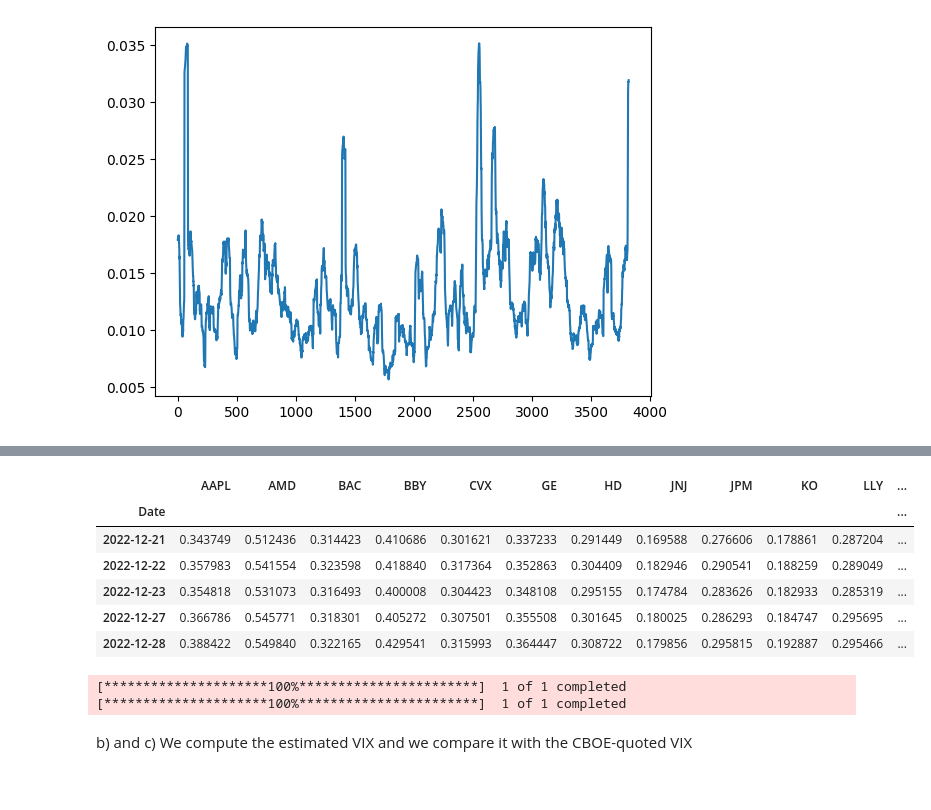
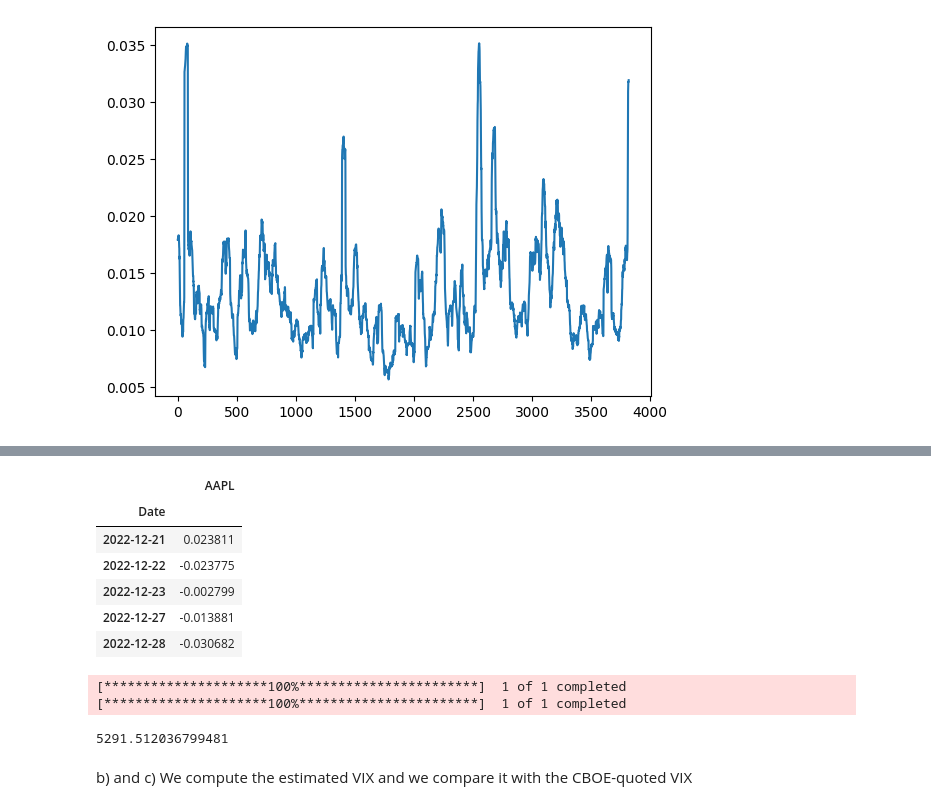
Before and after one commit to GiorgioCampo/CF_Assignment1, a Jupyter notebook: compfin_1.ipynb, the cells around one changed output, grey strips where cells are left out. Drawn from its saved outputs; the diff is of its cells as text; code cells hidden in the pictures.

```diff
--- a/compfin_1.ipynb
+++ b/compfin_1.ipynb
@@ -99,23 +184,22 @@ plt.show()
 # %%
 import pandas as pd
 from skfolio.datasets import load_sp500_dataset, load_sp500_implied_vol_dataset
 from skfolio.preprocessing import prices_to_returns
 prices = load_sp500_dataset()
 implied_vol = load_sp500_implied_vol_dataset()
 X = prices_to_returns(prices)
-X = X.loc["2010":]
-implied_vol.tail()
+X = X.loc["2010":, [ticker]] # we keep AAPL only
+X.tail()
 # %% [output]
-|  | AAPL | AMD | BAC | BBY | CVX | GE | HD | JNJ | JPM | KO | LLY | ... |
-| Date |  |  |  |  |  |  |  |  |  |  |  | ... |
-| 2022-12-21 | 0.343749 | 0.512436 | 0.314423 | 0.410686 | 0.301621 | 0.337233 | 0.291449 | 0.169588 | 0.276606 | 0.178861 | 0.287204 | ... |
-| 2022-12-22 | 0.357983 | 0.541554 | 0.323598 | 0.418840 | 0.317364 | 0.352863 | 0.304409 | 0.182946 | 0.290541 | 0.188259 | 0.289049 | ... |
-| 2022-12-23 | 0.354818 | 0.531073 | 0.316493 | 0.400008 | 0.304423 | 0.348108 | 0.295155 | 0.174784 | 0.283626 | 0.182933 | 0.285319 | ... |
-| 2022-12-27 | 0.366786 | 0.545771 | 0.318301 | 0.405272 | 0.307501 | 0.355508 | 0.301645 | 0.180025 | 0.286293 | 0.184747 | 0.295695 | ... |
-| 2022-12-28 | 0.388422 | 0.549840 | 0.322165 | 0.429541 | 0.315993 | 0.364447 | 0.308722 | 0.179856 | 0.295815 | 0.192887 | 0.295466 | ... |
+|  | AAPL |
+| Date |  |
+| 2022-12-21 | 0.023811 |
+| 2022-12-22 | -0.023775 |
+| 2022-12-23 | -0.002799 |
+| 2022-12-27 | -0.013881 |
+| 2022-12-28 | -0.030682 |
 # %%
 import yfinance as yf
-import datetime
 import math
 spx_symbol = "^SPX"
 today = "2025-04-18"
@@ -127,10 +211,13 @@ lastBusDay = spx_data.index[-1]
 vix_data = yf.download("^VIX", start=lastBusDay, end = lastBusDay + datetime.timedelta(days=1))
 S0 = float(spx_data["Close"].iloc[-1])
 r = 0.02  #fixed
-F0 = S0*math.exp(r * T)
+
+F0 = S0 * math.exp(r * 30 / 360)  # Assuming money market compounding
+print(F0)
 # %% [output]
 [*********************100%***********************]  1 of 1 completed
 [*********************100%***********************]  1 of 1 completed
+5291.512036799481
 # %% [markdown]
 b) and c) We compute the estimated VIX and we compare it with the CBOE-quoted VIX
 # %%
```
Also changed, not shown: parts of 24 cells of this notebook.
